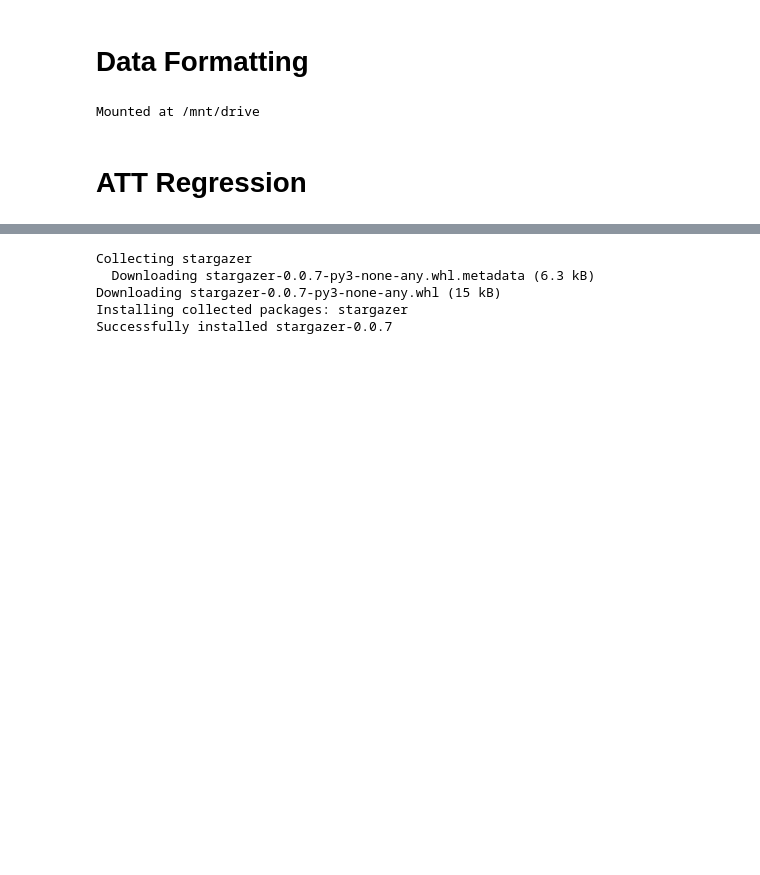
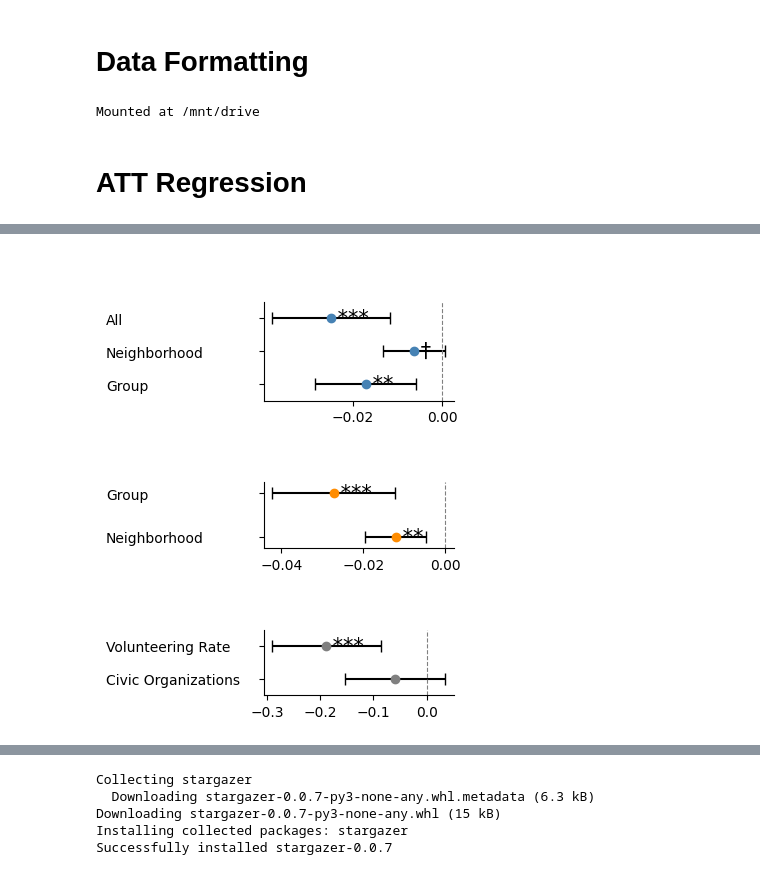
Before and after one commit to sayaka-sugiyama-jp/Social-Capital-and-Disaster-Induced-Eviction-Filings, a Jupyter notebook: code/2_4_Fig4.ipynb, the cells around one changed output, grey strips where cells are left out. Drawn from its saved outputs; the diff is of its cells as text; code cells hidden in the pictures; blank space fills up the shorter version.

Commit message:
Colab を使用して作成されました

```diff
--- a/code/2_4_Fig4.ipynb
+++ b/code/2_4_Fig4.ipynb
@@ -380,0 +1177,19 @@ strong multicollinearity or other numerical problems.
+# %%
+slm_plot = results.copy()
+
+slm_plot["x_variable"] = slm_plot["Variable"]
+slm_plot["Coefficient"] = slm_plot["SLM_coef"]
+slm_plot["CI_Lower"] = slm_plot["SLM_coef"] - 1.96 * slm_plot["SLM_se"]
+slm_plot["CI_Upper"] = slm_plot["SLM_coef"] + 1.96 * slm_plot["SLM_se"]
+slm_plot["p_value"] = slm_plot["SLM_p"]
+
+coef_df_plot = slm_plot[
+    slm_plot["x_variable"].isin(x_vars_plot)
+].copy()
+
+plot_coefficients_by_category(coef_df_plot)
+
+from google.colab import files
+files.download("figure.png")
+# %% [output]
+[figure, added]
```
Also changed, not shown: parts of 25 cells of this notebook.
